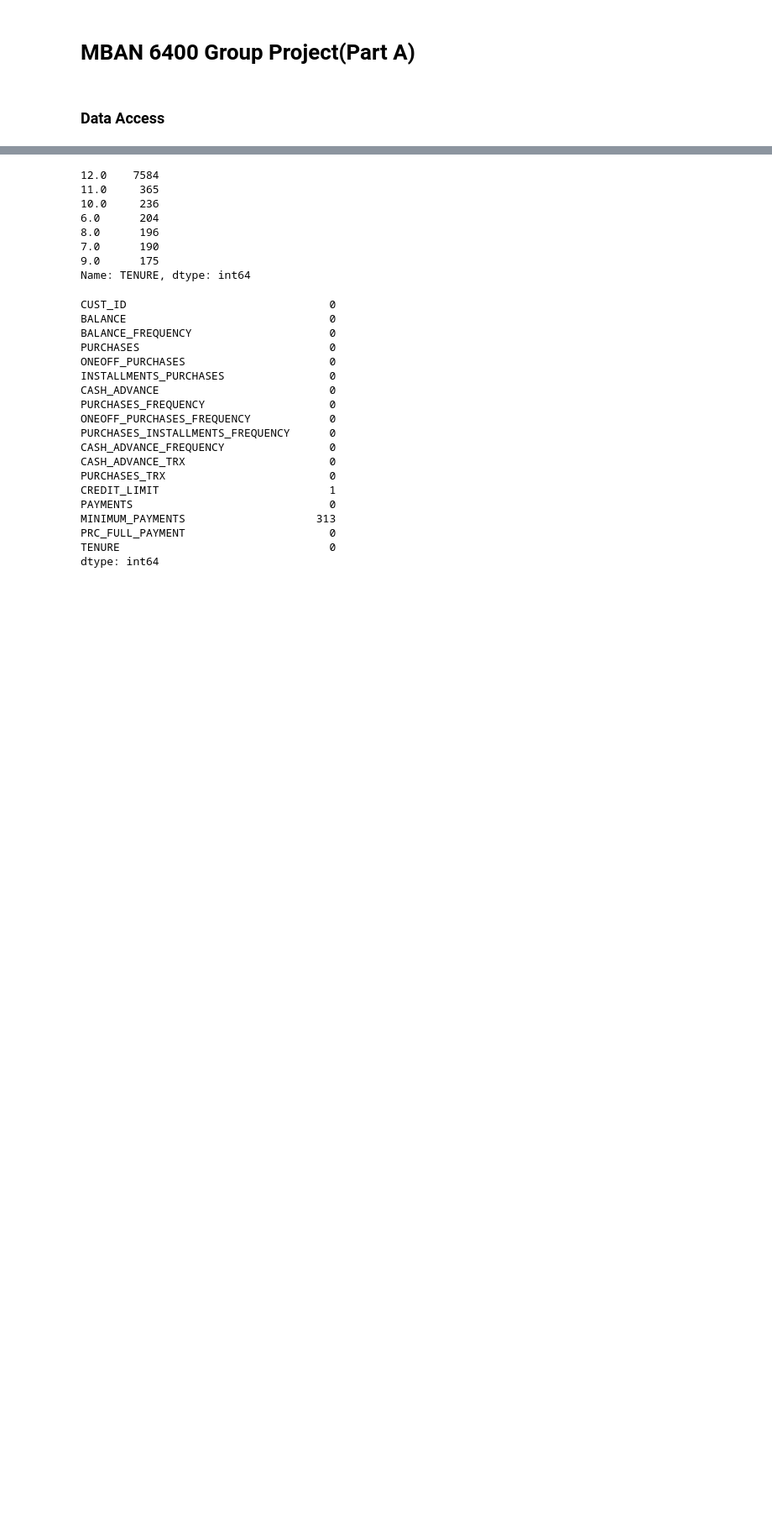
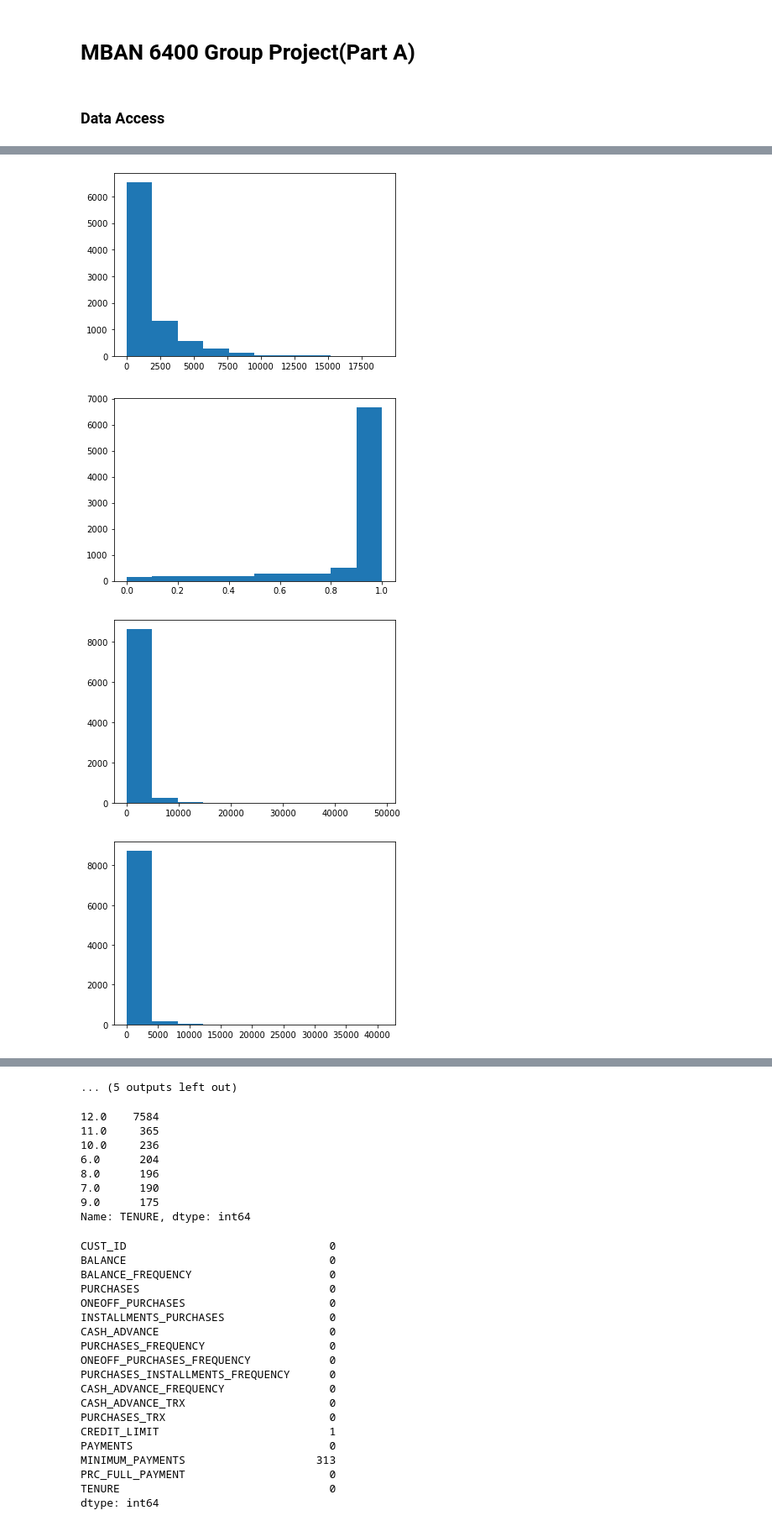
Before and after one commit to xwu0223/MBAN-6400-Project, a Jupyter notebook: MBAN6400_Project_A.ipynb, the cells around one changed output, grey strips where cells are left out. Shown: that part at 84% size. Saved outputs shown, nothing was run; the diff lists cells and outputs as text; code cells hidden in the pictures; blank space fills up the shorter version.

```diff
--- a/MBAN6400_Project_A.ipynb
+++ b/MBAN6400_Project_A.ipynb
@@ -27,0 +55,14 @@ cc_data.head()
+# %%
+for i in ['BALANCE', 'BALANCE_FREQUENCY', 'PURCHASES',
+       'ONEOFF_PURCHASES', 'INSTALLMENTS_PURCHASES', 'CASH_ADVANCE',
+       'PURCHASES_FREQUENCY', 'ONEOFF_PURCHASES_FREQUENCY',
+       'PURCHASES_INSTALLMENTS_FREQUENCY', 'CASH_ADVANCE_FREQUENCY',
+       'CASH_ADVANCE_TRX', 'PURCHASES_TRX', 'CREDIT_LIMIT', 'PAYMENTS',
+       'MINIMUM_PAYMENTS', 'PRC_FULL_PAYMENT', 'TENURE']:
+    plt.figure()
+    plt.hist(cc_data[i])
+# %% [output]
+[figure, added]
+[figure, added]
+[figure, added]
+[figure, added]
@@ -28,3 +77,4 @@ cc_data.head()
+... (5 outputs left out)
 # %%
 # check Tenure's levels
 cc_data.TENURE.value_counts()
```
Also changed, not shown: parts of 4 cells of this notebook, 3 other files.
